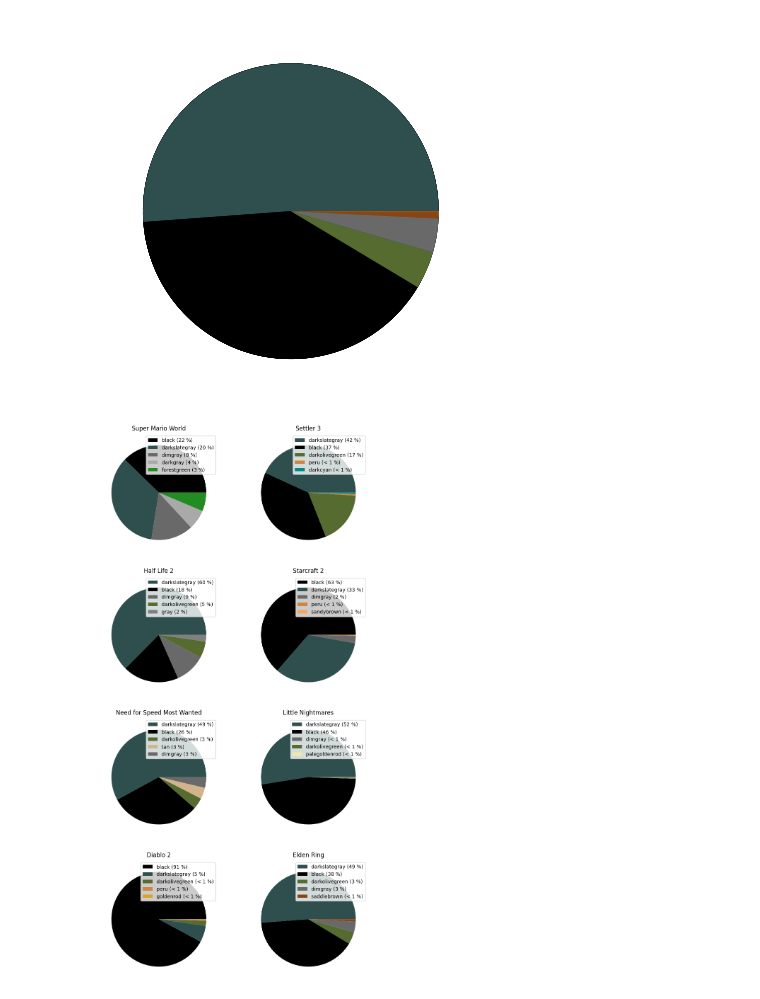
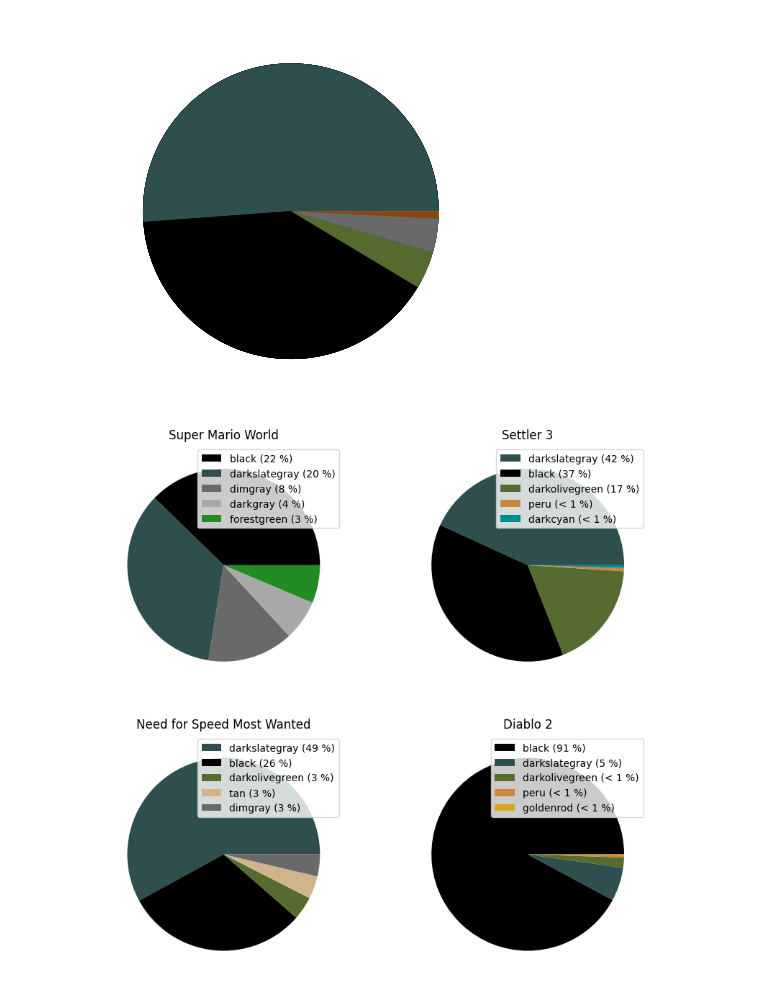
Before and after one commit to vairasza/dhcv, a Jupyter notebook: dominant_color_figures.ipynb, the cells around one changed output. Cells and saved outputs as stored; diff of their text form; code cells hidden in the pictures.

Commit message:
Update dominant_color_figures.ipynb
all figures ready for colors

```diff
--- a/dominant_color_figures.ipynb
+++ b/dominant_color_figures.ipynb
@@ -386,53 +391,53 @@ pie_subplot.pie(pie_chart_data_settler[0], colors=pie_chart_data_settler[1])
 pie_subplot.legend(pie_chart_data_settler[3], pie_chart_data_settler[2], loc="best")
 pie_subplot.set_title("Settler 3")
 
 # Half Life 2
-pie_subplot = fig.add_subplot(423)
+#pie_subplot = fig.add_subplot(423)
 
-pie_subplot.pie(pie_chart_data_half_life[0], colors=pie_chart_data_half_life[1])
-pie_subplot.legend(pie_chart_data_half_life[3], pie_chart_data_half_life[2], loc="best")
-pie_subplot.set_title("Half Life 2")
+#pie_subplot.pie(pie_chart_data_half_life[0], colors=pie_chart_data_half_life[1])
+#pie_subplot.legend(pie_chart_data_half_life[3], pie_chart_data_half_life[2], loc="best")
+#pie_subplot.set_title("Half Life 2")
 
 # Starcraft 2
-pie_subplot = fig.add_subplot(424)
+#pie_subplot = fig.add_subplot(424)
 
-pie_subplot.pie(pie_chart_data_starcraft[0], colors=pie_chart_data_starcraft[1])
-pie_subplot.legend(pie_chart_data_starcraft[3], pie_chart_data_starcraft[2], loc="best")
-pie_subplot.set_title("Starcraft 2")
+#pie_subplot.pie(pie_chart_data_starcraft[0], colors=pie_chart_data_starcraft[1])
+#pie_subplot.legend(pie_chart_data_starcraft[3], pie_chart_data_starcraft[2], loc="best")
+#pie_subplot.set_title("Starcraft 2")
 
 # Need for Speed Most Wanted
-pie_subplot = fig.add_subplot(425)
+pie_subplot = fig.add_subplot(423)
 
 pie_subplot.pie(pie_chart_data_nfsmw[0], colors=pie_chart_data_nfsmw[1])
 pie_subplot.legend(pie_chart_data_nfsmw[3], pie_chart_data_nfsmw[2], loc="best")
 pie_subplot.set_title("Need for Speed Most Wanted")
 
 # Little Nighmares
-pie_subplot = fig.add_subplot(426)
+#pie_subplot = fig.add_subplot(423)
 
-pie_subplot.pie(pie_chart_data_little_nightmares[0], colors=pie_chart_data_little_nightmares[1])
-pie_subplot.legend(pie_chart_data_little_nightmares[3], pie_chart_data_little_nightmares[2], loc="best")
-pie_subplot.set_title("Little Nightmares")
+#pie_subplot.pie(pie_chart_data_little_nightmares[0], colors=pie_chart_data_little_nightmares[1])
+#pie_subplot.legend(pie_chart_data_little_nightmares[3], pie_chart_data_little_nightmares[2], loc="best")
+#pie_subplot.set_title("Little Nightmares")
 
 # Diablo 2
-pie_subplot = fig.add_subplot(427)
+pie_subplot = fig.add_subplot(424)
 
 pie_subplot.pie(pie_chart_data_diablo[0], colors=pie_chart_data_diablo[1])
 pie_subplot.legend(pie_chart_data_diablo[3], pie_chart_data_diablo[2], loc="best")
 pie_subplot.set_title("Diablo 2")
 
 # Elden Ring
-pie_subplot = fig.add_subplot(428)
+#pie_subplot = fig.add_subplot(428)
 
-pie_subplot.pie(pie_chart_data_elden_ring[0], colors=pie_chart_data_elden_ring[1])
-pie_subplot.legend(pie_chart_data_elden_ring[3], pie_chart_data_elden_ring[2], loc="best")
-pie_subplot.set_title("Elden Ring")
+#pie_subplot.pie(pie_chart_data_elden_ring[0], colors=pie_chart_data_elden_ring[1])
+#pie_subplot.legend(pie_chart_data_elden_ring[3], pie_chart_data_elden_ring[2], loc="best")
+#pie_subplot.set_title("Elden Ring")
 
 
-plt.show()
+#plt.show()
 
-#fig.savefig(f"{output_path}dominant_color_pie_charts_figure.svg", dpi=100, format='svg')
+fig.savefig(f"{output_path}dominant_color_pie_charts_figure_final.svg", dpi=100, format='svg')
 # %% [output]
-[figure, old version]
+[figure, new version]
 # %%
 # folder in which the frames of the walkthrough are saved (Don't forget the "/" at the end)
```
Also changed, not shown: parts of 7 cells of this notebook.
